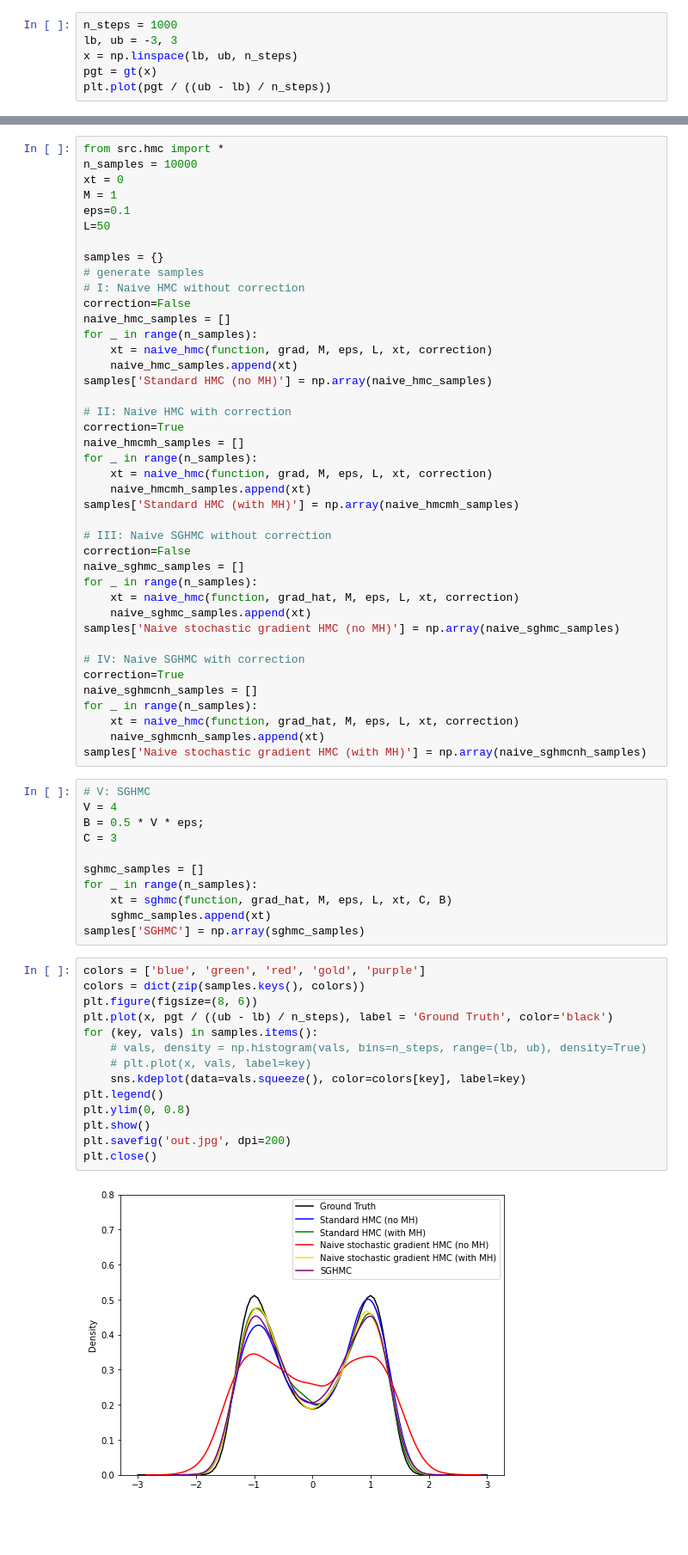
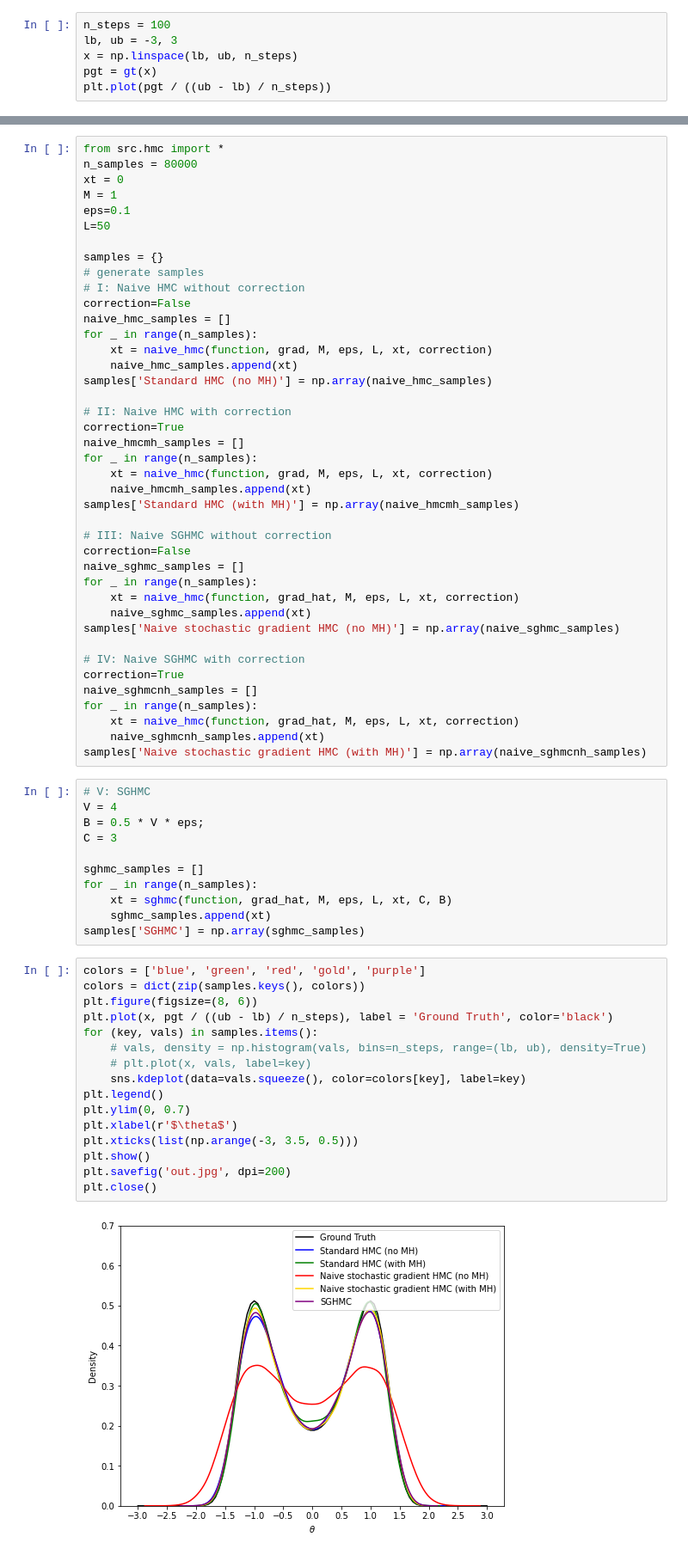
Before and after one commit to Xiaoyang-Song/SGHMC, a Jupyter notebook: hmcs.ipynb, the cells around one changed output, grey strips where cells are left out. Shown: that part at 86% size. Cells and saved outputs as stored; diff of their text form; blank space fills up the shorter version.

Commit message:
Update: plots

```diff
--- a/hmcs.ipynb
+++ b/hmcs.ipynb
@@ -8,7 +8,7 @@ The autoreload extension is already loaded. To reload it, use:
 from src.simulate import *
 import seaborn as sns
 # %%
-n_steps = 1000
+n_steps = 100
 lb, ub = -3, 3
 x = np.linspace(lb, ub, n_steps)
 pgt = gt(x)
@@ -19,6 +19,6 @@ plt.plot(pgt / ((ub - lb) / n_steps))
 # %%
 from src.hmc import *
-n_samples = 10000
+n_samples = 80000
 xt = 0
 M = 1
 eps=0.1
@@ -71,16 +71,18 @@ samples['SGHMC'] = np.array(sghmc_samples)
 # %%
 colors = ['blue', 'green', 'red', 'gold', 'purple']
 colors = dict(zip(samples.keys(), colors))
 plt.figure(figsize=(8, 6))
 plt.plot(x, pgt / ((ub - lb) / n_steps), label = 'Ground Truth', color='black')
 for (key, vals) in samples.items():
     # vals, density = np.histogram(vals, bins=n_steps, range=(lb, ub), density=True)
     # plt.plot(x, vals, label=key)
     sns.kdeplot(data=vals.squeeze(), color=colors[key], label=key)
 plt.legend()
-plt.ylim(0, 0.8)
+plt.ylim(0, 0.7)
+plt.xlabel(r'$\theta$')
+plt.xticks(list(np.arange(-3, 3.5, 0.5)))
 plt.show()
 plt.savefig('out.jpg', dpi=200)
 plt.close()
 # %% [output]
-[figure, old version]
+[figure, new version]
```
Also changed, not shown: parts of 2 cells of this notebook, 1 other file.
